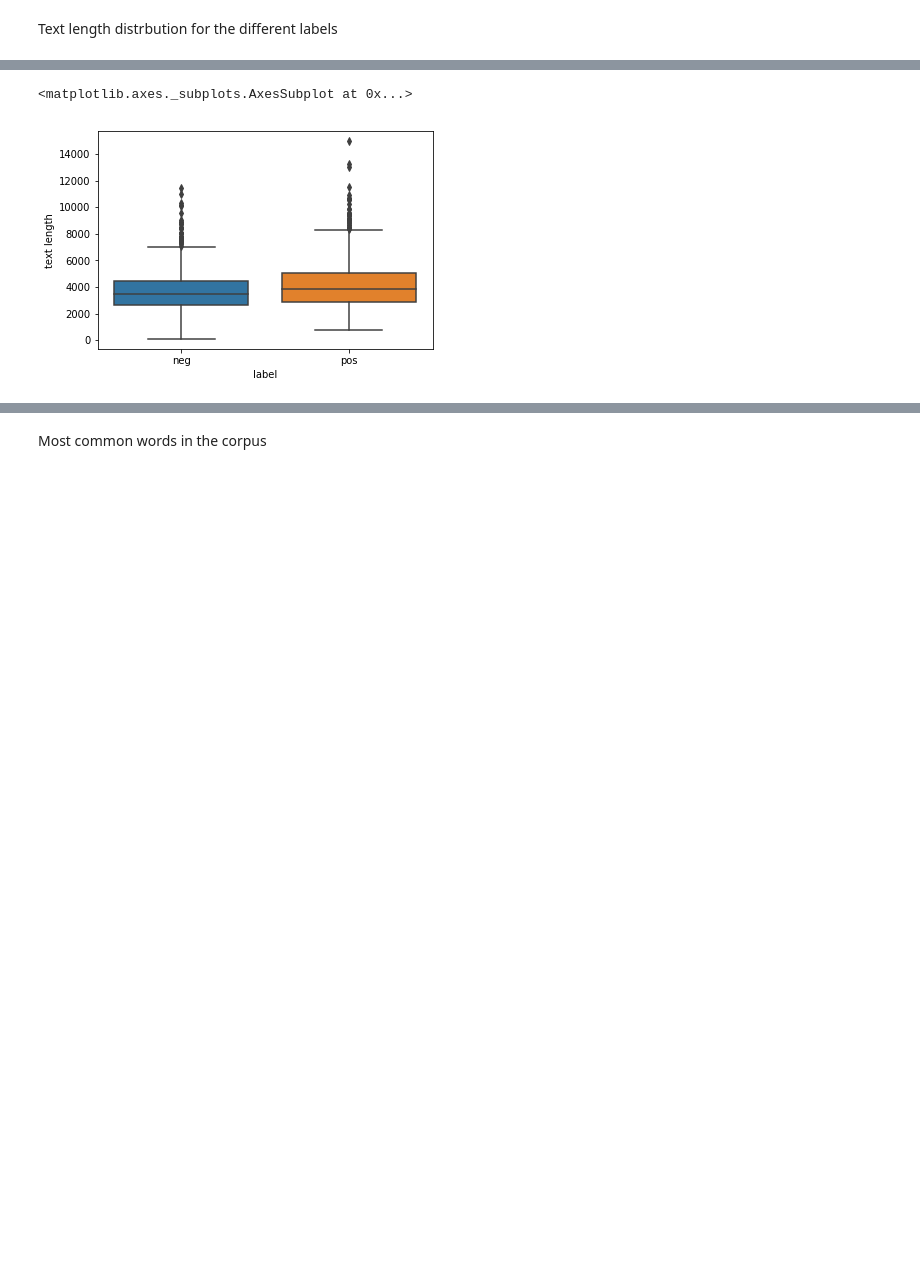
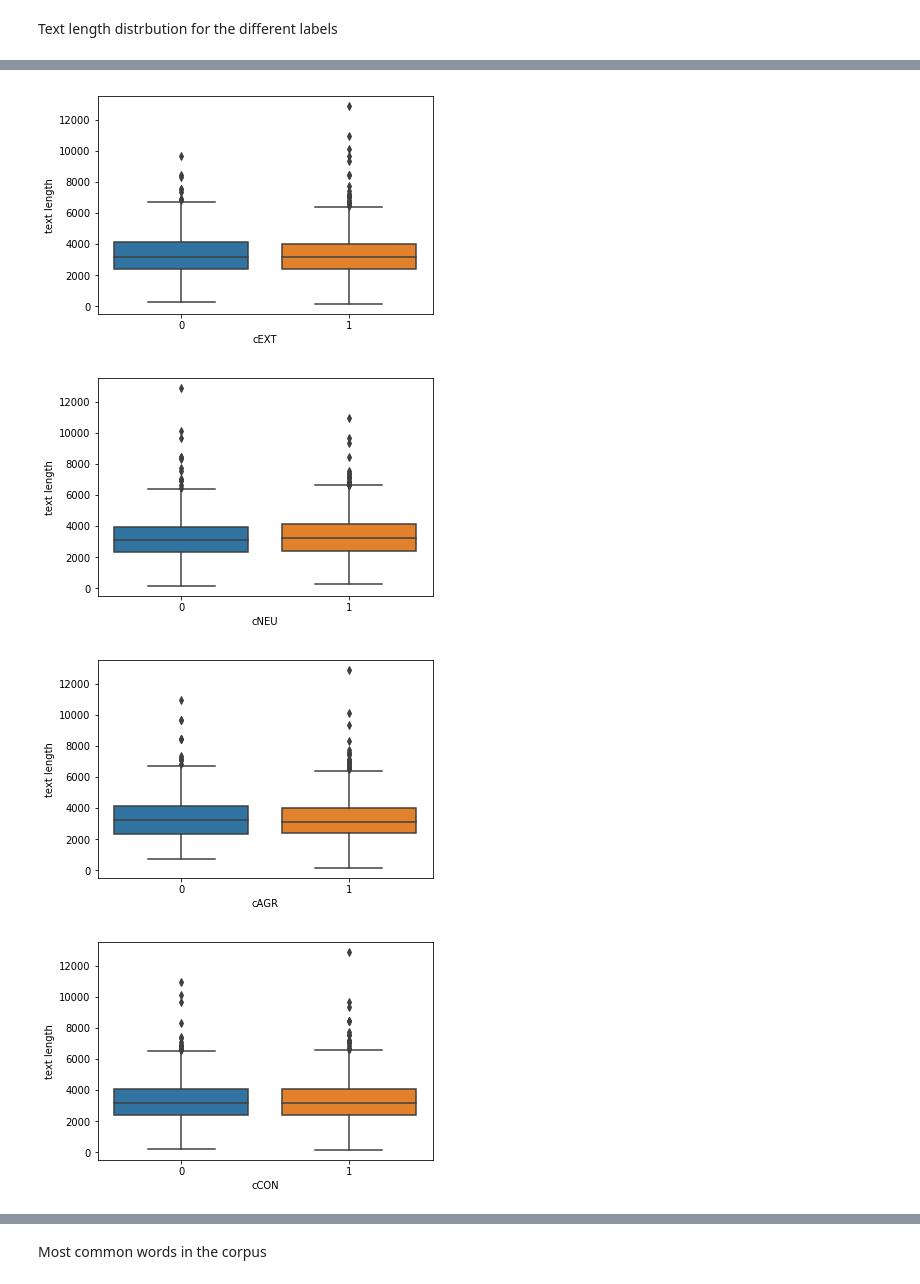
Before and after one commit to maelfabien/Multimodal-Emotion-Recognition, a Jupyter notebook: Text/All_NLP.ipynb, the cells around one changed output, grey strips where cells are left out. Drawn from its saved outputs; the diff is of its cells as text; code cells hidden in the pictures; blank space fills up the shorter version.

```diff
--- a/Text/All_NLP.ipynb
+++ b/Text/All_NLP.ipynb
@@ -78,3 +61,5 @@ data_essays['cCON'] = np.where(data_essays['cCON']=='y', 1, 0)
 data_essays['cOPN'] = np.where(data_essays['cOPN']=='y', 1, 0)
 X_essays = data_essays['TEXT'].tolist()
 y_essays = data_essays[['cEXT', 'cNEU', 'cAGR', 'cCON', 'cOPN']]
+data_essays['text length'] = data_essays['TEXT'].apply(len)
+labels = ['cEXT', 'cNEU', 'cAGR', 'cCON', 'cOPN']
@@ -83,6 +72,7 @@ y_essays = data_essays[['cEXT', 'cNEU', 'cAGR', 'cCON', 'cOPN']]
 # %% [markdown]
 Text length distrbution for the different labels
 # %%
- g = sns.FacetGrid(data=data, col='label')
-g.map(plt.hist, 'text length', bins=50)
+for label in labels :
+    g = sns.FacetGrid(data=data_essays, col=label)
+    g.map(plt.hist, 'text length', bins=50)
 # %% [output]
@@ -91,5 +84,9 @@ g.map(plt.hist, 'text length', bins=50)
 # %%
-sns.boxplot(x='label', y='text length', data=data)
+for i, label in enumerate(labels):
+    plt.figure(i)
+    sns.boxplot(x=label, y='text length', data=data_essays)
 # %% [output]
-<matplotlib.axes._subplots.AxesSubplot at 0x...>
-[figure, old version]
+[figure, new version]
+[figure, added]
+[figure, added]
+[figure, added]
```
Also changed, not shown: parts of 63 cells of this notebook.
